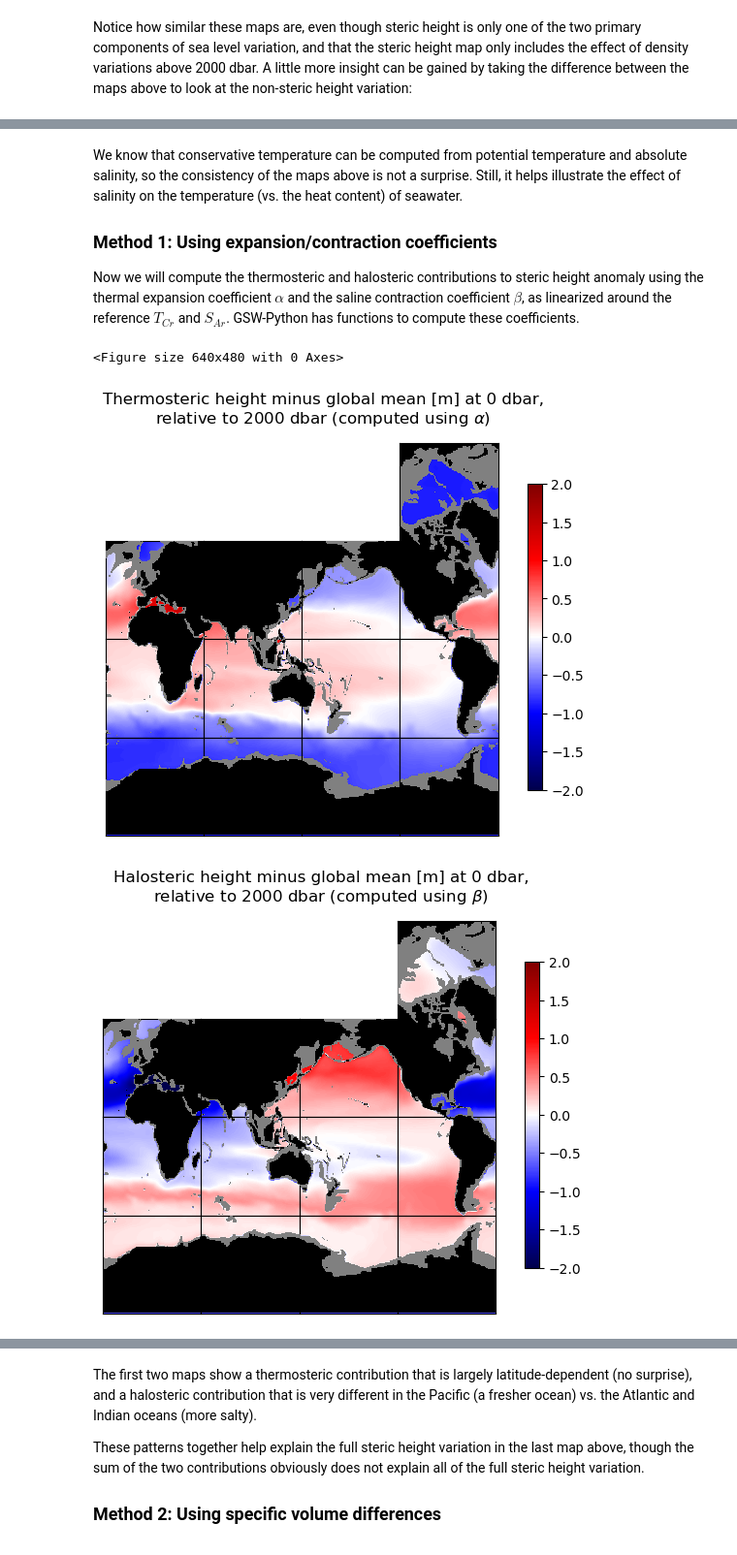
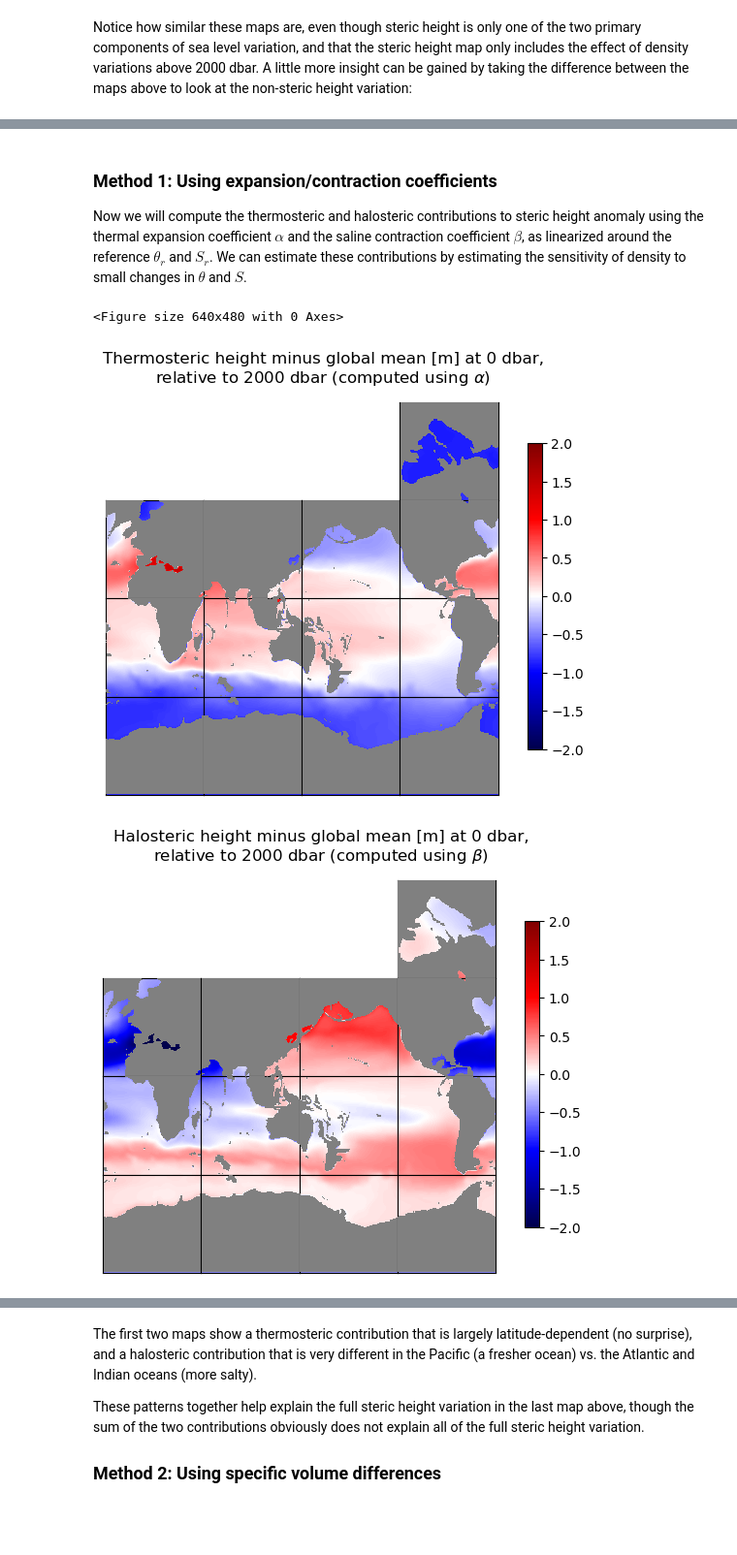
Before and after one commit to andrewdelman/ECCO-v4-Python-Tutorial-adelman, a Jupyter notebook: Intro_to_PO_Tutorials/Steric_height.ipynb, the cells around one changed output, grey strips where cells are left out. Shown at 97% size. Drawn from its saved outputs; the diff is of its cells as text; code cells hidden in the pictures; blank space fills up the shorter version.

Commit message:
revised steric height tutorial to use JMD95 instead of TEOS-10

```diff
--- a/Intro_to_PO_Tutorials/Steric_height.ipynb
+++ b/Intro_to_PO_Tutorials/Steric_height.ipynb
@@ -320,13 +341,13 @@ Now let's choose sea level pressure $p = p_{\rm{atm}}$ (i.e., sea pressure = 0 d
 # # compute steric height anomaly at given pressure p_top_sea_dbar, relative to p_r_sea_dbar
 p_top_sea_dbar = 0.
 
-p_top = ((1.e4)*p_top_sea_dbar) + p_atm
+p_top = (1.e4)*p_top_sea_dbar
 
-# compute dp for each grid cell,
+# dp for pressure integration,
 # with dp outside pressure range [p_r,p_top] set to zero
-dp_integrate =  press_k_l.where(press_k_l > p_top,p_top).where(press_k_l < p_r,p_r).values\
-                - press_k_u.where(press_k_u > p_top,p_top).where(press_k_u < p_r,p_r).values
-dp_integrate = xr.DataArray(dp_integrate,dims=['time','k','tile','j','i'])
+dp_integrate = press_ref_k_l.where(press_ref_k_l > p_top,p_top).where(press_ref_k_l < p_r,p_r).values\
+                    - press_ref_k_u.where(press_ref_k_u > p_top,p_top).where(press_ref_k_u < p_r,p_r).values
+dp_integrate = xr.DataArray(dp_integrate,dims=['k','tile','j','i'])
 
 # integrate in pressure coordinates to get steric height anomaly
 steric_hgt_anom = (-(specvol_anom/g)*dp_integrate).sum("k")
@@ -360,7 +381,7 @@ land_mask = ~ds_grid.maskC
 land_mask_surf = land_mask.isel(k=0)
 
 # mask out areas where sea pressure never reaches the reference pressure
-too_shallow_mask = (press_ku.isel(k_u=-1) < p_r)
+too_shallow_mask = (press_ref_k_u.isel(k_u=-1) < p_r)
 
 # steric height anomaly global mean, excluding masked areas
 unmasked = (~land_mask_surf)*(~too_shallow_mask)
@@ -598,19 +546,30 @@ plt.show()
 # %% [markdown]
-We know that conservative temperature can be computed from potential temperature and absolute salinity, so the consistency of the maps above is not a surprise. Still, it helps illustrate the effect of salinity on the temperature (vs. the heat content) of seawater.
-
 ### Method 1: Using expansion/contraction coefficients
 
-Now we will compute the thermosteric and halosteric contributions to steric height anomaly using the thermal expansion coefficient $\alpha$ and the saline contraction coefficient $\beta$, as linearized around the reference $T_{Cr}$ and $S_{Ar}$. GSW-Python has functions to compute these coefficients.
+Now we will compute the thermosteric and halosteric contributions to steric height anomaly using the thermal expansion coefficient $\alpha$ and the saline contraction coefficient $\beta$, as linearized around the reference $\theta_{r}$ and $S_{r}$. We can estimate these contributions by estimating the sensitivity of density to small changes in $\theta$ and $S$.
 # %%
-# thermal expansion coefficient alpha at T_Cr, S_Ar
-alpha = gsw.density.alpha(S_Ar,T_Cr,(1.e-4)*press_sea.values)
+# thermal expansion coefficient alpha at theta_r, S_r
+d_theta = 1.e-3
+d_specvol = (1/densjmd95(S_r,theta_r + (0.5*d_theta),(1.e-4)*press_ref))\
+            - (1/densjmd95(S_r,theta_r - (0.5*d_theta),(1.e-4)*press_ref))
+# restore dimension to d_rho (it was removed in the densjmd95 function)
+d_specvol = xr.DataArray(d_specvol,dims=['k'])
+
+alpha = (d_specvol/specvol_standard)/d_theta
 
 # saline contraction coefficient beta at T_Cr, S_Ar
-beta = gsw.density.beta(S_Ar,T_Cr,(1.e-4)*press_sea.values)
+d_S = 1.e-3
+d_specvol = (1/densjmd95(S_r + (0.5*d_S),theta_r,(1.e-4)*press_ref))\
+            - (1/densjmd95(S_r - (0.5*d_S),theta_r,(1.e-4)*press_ref))
+# restore dimension to d_rho (it was removed in the densjmd95 function)
+d_specvol = xr.DataArray(d_specvol,dims=['k'])
+
+beta = -(d_specvol/specvol_standard)/d_S
+
 
 # thermosteric and halosteric specific volume anomalies
-specvol_thermo_anom_linear = specvol_standard*alpha*(temp_cons - T_Cr)
-specvol_halo_anom_linear = -specvol_standard*beta*(sal_abs - S_Ar)
+specvol_thermo_anom_linear = specvol_standard*alpha*(ds_TS.THETA - theta_r)
+specvol_halo_anom_linear = -specvol_standard*beta*(ds_TS.SALT - S_r)
 
 # integrate vertically to obtain height anomalies
 thermosteric_hgt_anom_linear = (-(specvol_thermo_anom_linear/g)*dp_integrate).sum("k")
@@ -645,35 +604,35 @@ curr_fig = subfigs[0]
 # 13 tiles map
 curr_obj = ecco.plot_tiles(thermosteric_hgt_minus_globmean_linear.squeeze(),\
                             cmap='seismic',show_colorbar=True,fig_size=6,\
                             layout='latlon',rotate_to_latlon=True,\
                             show_tile_labels=False,\
                             Arctic_cap_tile_location=10,\
                             cmin=-2.,cmax=2.)
 curr_fig = curr_obj[0]
 plot_mask_ecco_tiles(land_mask_surf,np.zeros(3,))    # plot land mask
 plot_mask_ecco_tiles(too_shallow_mask,np.array([0.5,0.5,0.5]))    # plot too-shallow mask
 curr_fig.suptitle('Thermosteric height minus global mean [m] at ' + str(int(p_top_sea_dbar)) + ' dbar,\n'\
                  + 'relative to ' + str(int(p_r_sea_dbar)) + ' dbar (computed using $\\alpha$)')
 
 curr_fig = subfigs[1]
 # 13 tiles map
 curr_obj = ecco.plot_tiles(halosteric_hgt_minus_globmean_linear.squeeze(),\
                             cmap='seismic',show_colorbar=True,fig_size=6,\
                             layout='latlon',rotate_to_latlon=True,\
                             show_tile_labels=False,\
                             Arctic_cap_tile_location=10,\
                             cmin=-2.,cmax=2.)
 curr_fig = curr_obj[0]
 plot_mask_ecco_tiles(land_mask_surf,np.zeros(3,))    # plot land mask
 plot_mask_ecco_tiles(too_shallow_mask,np.array([0.5,0.5,0.5]))    # plot too-shallow mask
 curr_fig.suptitle('Halosteric height minus global mean [m] at ' + str(int(p_top_sea_dbar)) + ' dbar,\n'\
                  + 'relative to ' + str(int(p_r_sea_dbar)) + ' dbar (computed using $\\beta$)')
 
 plt.show()
 # %% [output]
 <Figure size 640x480 with 0 Axes>
-[figure, old version]
+[figure, new version]
-[figure, old version]
+[figure, new version]
 # %%
 # plot sum of contributions vs. full steric height anomaly
 
```
Also changed, not shown: parts of 19 cells of this notebook, 3 other files.
